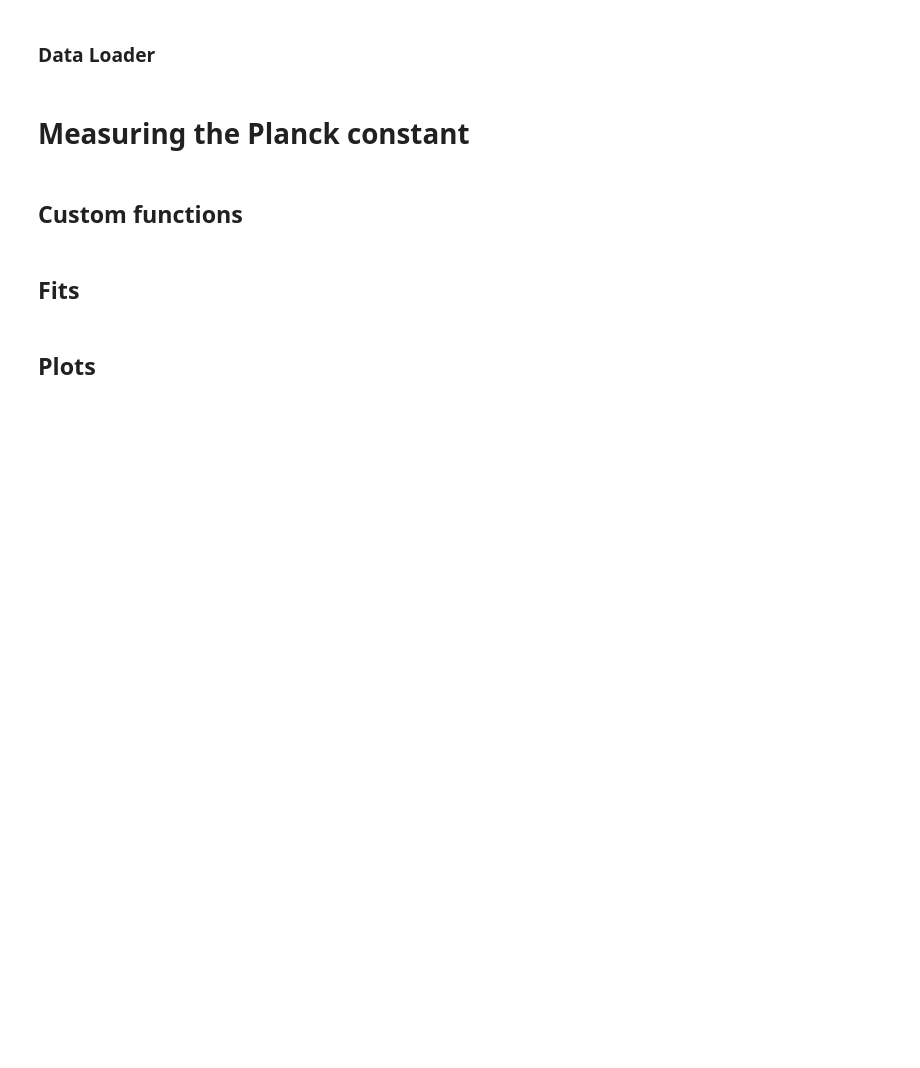
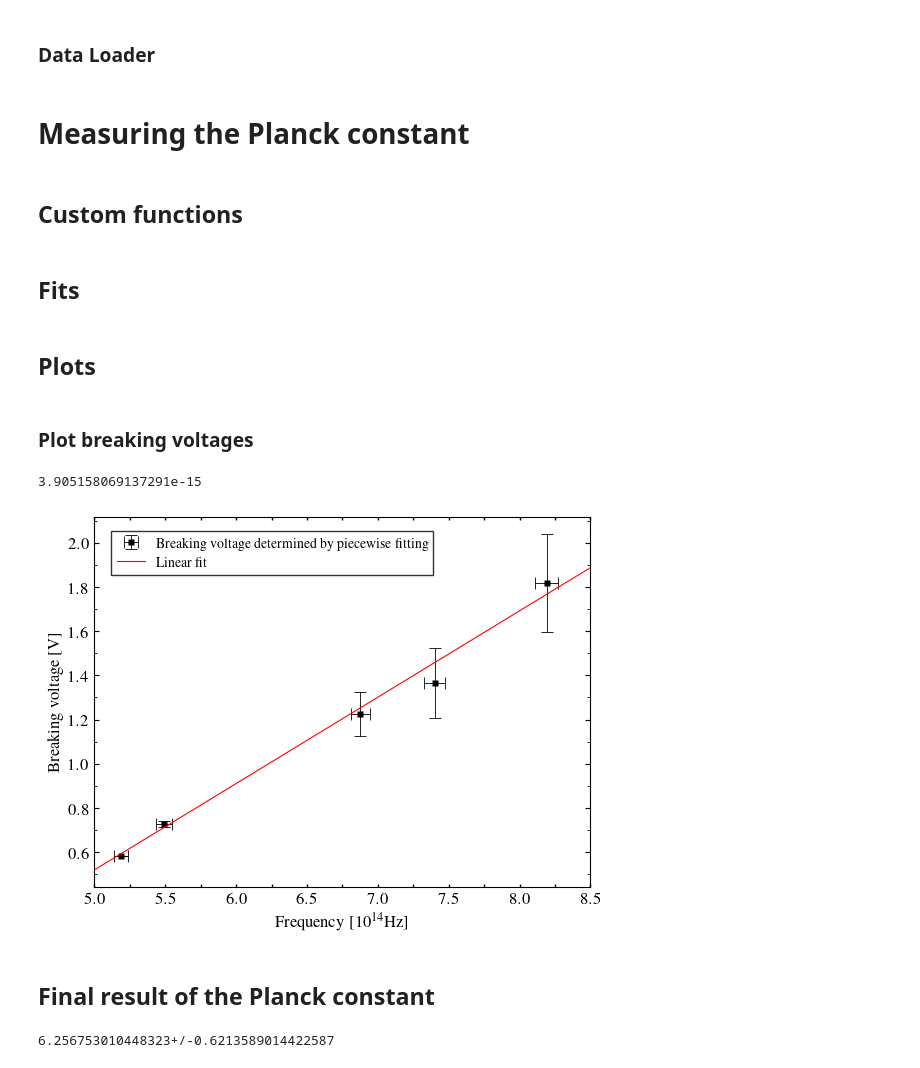
Before and after one commit to dantona02/C2lab, a Jupyter notebook: C45.ipynb, the cells around one changed output. Saved outputs shown, nothing was run; the diff lists cells and outputs as text; code cells hidden in the pictures; blank space fills up the shorter version.

Commit message:
Finished calculating the Planck constant

```diff
--- a/C45.ipynb
+++ b/C45.ipynb
@@ -147,13 +148,13 @@ for i in [data366, data405, data436, data546, data578]:
     x, y, sy, sx = i[:,0], i[:,1], i[:,2], calc_sx(i[:,0], 10)
     data_fits.append([x, y, sx, sy])
 # %%
-fit366 =  piecewise(data_fits[0], 7, -1.3, betaLin=[1,1,1], betaExp=[1,1,1,-1], mark=False, print_beta=False) #data366
+fit366 =  piecewise(data_fits[0], 8, -1.3, betaLin=[1,1,1], betaExp=[1,1,1,-1], mark=False, print_beta=False) #data366
 fit405 = piecewise(data_fits[1], 10, -1.3, betaLin=[1,1,1], betaExp=[0,.5,1,-1.39], mark=False, print_beta=False) #data405
 fit436 = piecewise(data_fits[2], 10, -1.3, betaLin=[1,1,1], betaExp=[0,.5,1,-1.39], mark=False, print_beta=False) #data436
 fit546 = piecewise(data_fits[3], 10, -1.3, betaLin=[1,1,1], betaExp=[0,.5,1,-1.39], mark=False, print_beta=False) #data546
 fit578 = piecewise(data_fits[4], 13, -.5, betaLin=[1,1,1], betaExp=[0,1,0,0], mark=False, print_beta=False) #data578
 
-breakingVoltage = np.array([f'{i[2][0]}+/-{i[3]} V' for i in [fit366, fit405, fit436, fit546, fit578]])
+breakingVoltage_display = np.array([f'{i[2][0]}+/-{i[3]} V' for i in [fit366, fit405, fit436, fit546, fit578]])
 # %% [markdown]
 ## Plots
 # %%
@@ -162,3 +163,76 @@ plot_planck(fit405, data_fits[1], 405, 'fit405', save=False, hide=True,)
 plot_planck(fit436, data_fits[2], 436, 'fit436', save=False, hide=True,)
 plot_planck(fit546, data_fits[3], 546, 'fit546', save=False, hide=True,)
 plot_planck(fit578, data_fits[4], 578, 'fit578', save=False, hide=True,)
+# %%
+breakingVoltage = np.array([abs(i[2][0]) for i in [fit366, fit405, fit436, fit546, fit578]])
+sBV = np.array([i[3] for i in [fit366, fit405, fit436, fit546, fit578]])
+freq = constants.c / (np.array([366, 405, 436, 546, 578])*1e-9)
+sFreq = constants.c / (np.array([366, 405, 436, 546, 578])*1e-9) * 0.01
+# %% [markdown]
+### Plot breaking voltages
+# %%
+def linear(p, x):
+    A, B = p
+    return A+B*x
+
+model_lin = Model(linear)
+data_lin = RealData(x=freq, y=breakingVoltage, sx=sFreq, sy=sBV)
+odrLin = ODR(data_lin, model_lin, beta0=[-1, 1e-10])
+lin_output = odrLin.run()
+lin_output.pprint
+# %% [output]
+3.905158069137291e-15
+# %%
+fig, ax = plt.subplots(dpi=100)
+
+plt.rcParams["font.family"] = "times"
+plt.rcParams["text.usetex"] = True
+
+x = np.linspace(5, 8.5, 1000)
+
+
+ax.errorbar(freq / 1e14, breakingVoltage,
+            capsize=4,
+            xerr=sFreq / 1e14, yerr=sBV,
+            ecolor='black',
+            elinewidth=.6,
+            capthick=.6,
+            markersize=4, fmt="s",
+            markeredgecolor='none', c="black",
+            label=f'Breaking voltage determined by piecewise fitting',
+            zorder=2)
+ax.set_xlim(5, 8.5)
+ax.plot(x, linear([lin_output.beta[0], lin_output.beta[1] * 1e14], x),
+        c='red',
+        linewidth=.8,
+        label='Linear fit',
+        zorder=3)
+ax.set_ylabel('Breaking voltage [V]', fontsize=12)
+ax.set_xlabel(r'Frequency [$10^{14}$Hz]', fontsize=12)
+ax.xaxis.set_minor_locator(AutoMinorLocator(2))
+ax.yaxis.set_minor_locator(AutoMinorLocator(2))
+ax.tick_params(axis='x', which='both',direction='in', labelsize=12, width=1, length=2, bottom=True, top=True)
+ax.tick_params(axis='y', which='both',direction='in', labelsize=12, left=True, right=True)
+
+handles, labels = plt.gca().get_legend_handles_labels()
+order = [1, 0]
+
+plt.legend([handles[idx] for idx in order],
+        [labels[idx] for idx in order],
+        loc="upper left",
+        bbox_to_anchor=(0.02, 0.98),
+        fancybox=False,
+        edgecolor='black',
+        fontsize=10)
+plt.show()
+
+# fig.savefig('/Users/danielmiksch/Downloads/breaking_voltages.pdf')
+# %% [output]
+[figure, added]
+# %% [markdown]
+## Final result of the Planck constant
+# %%
+planck = ufloat(lin_output.beta[1], np.sqrt(lin_output.cov_beta[1][1])) * constants.e
+planck * 1e34
+# %% [output]
+6.256753010448323+/-0.6213589014422587
```
Also changed, not shown: parts of 2 cells of this notebook, 1 other file.
